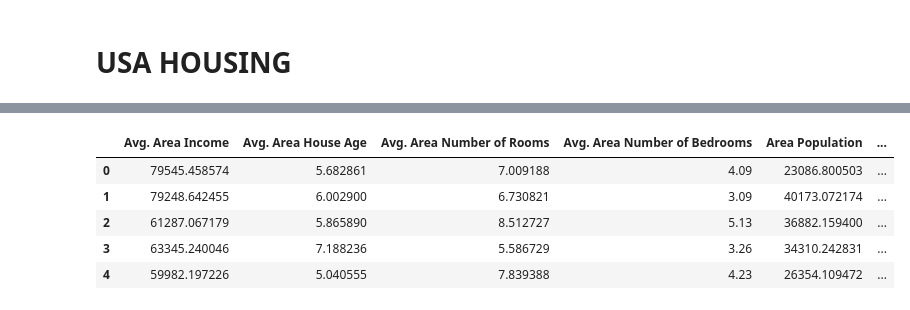
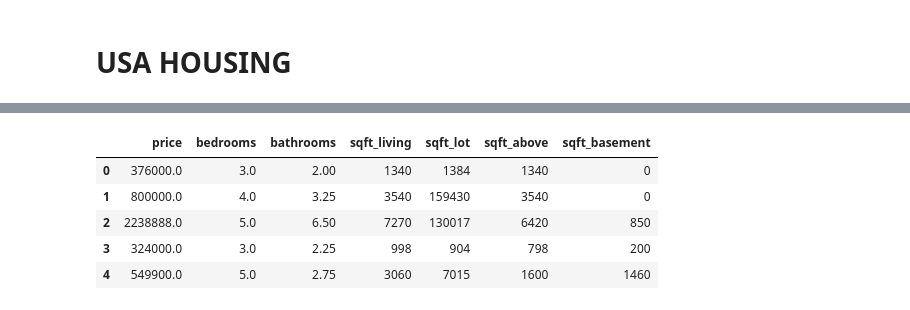
Before and after one commit to skaarfundgandr/Machine_Learning, a Jupyter notebook: Projects/USA_HOUSING/USA_HOUSING.ipynb, the cells around one changed output, grey strips where cells are left out. Drawn from its saved outputs; the diff is of its cells as text; code cells hidden in the pictures.

Commit message:
Complete USA_HOUSING sample model

```diff
--- a/Projects/USA_HOUSING/USA_HOUSING.ipynb
+++ b/Projects/USA_HOUSING/USA_HOUSING.ipynb
@@ -41,5 +10,5 @@ sns.axes_style('whitegrid')
 # %%
-df = pd.read_csv(path)
+df = pd.read_csv('USA-Housing-Dataset.csv')
 # %%
 df.head(5)
 # %% [output]
@@ -52,11 +79,11 @@ df.head(5)
 # %%
-newdf = df.drop(['Address'], axis=1)
+df.drop(columns=['date','waterfront','condition','view','yr_renovated','floors', 'yr_built','street','city','statezip','country'],inplace=True)
 
-newdf.head(5)
+df.head(5)
 # %% [output]
-|  | Avg. Area Income | Avg. Area House Age | Avg. Area Number of Rooms | Avg. Area Number of Bedrooms | Area Population | ... |
-| 0 | 79545.458574 | 5.682861 | 7.009188 | 4.09 | 23086.800503 | ... |
-| 1 | 79248.642455 | 6.002900 | 6.730821 | 3.09 | 40173.072174 | ... |
-| 2 | 61287.067179 | 5.865890 | 8.512727 | 5.13 | 36882.159400 | ... |
-| 3 | 63345.240046 | 7.188236 | 5.586729 | 3.26 | 34310.242831 | ... |
-| 4 | 59982.197226 | 5.040555 | 7.839388 | 4.23 | 26354.109472 | ... |
+|  | price | bedrooms | bathrooms | sqft_living | sqft_lot | sqft_above | sqft_basement |
+| 0 | 376000.0 | 3.0 | 2.00 | 1340 | 1384 | 1340 | 0 |
+| 1 | 800000.0 | 4.0 | 3.25 | 3540 | 159430 | 3540 | 0 |
+| 2 | 2238888.0 | 5.0 | 6.50 | 7270 | 130017 | 6420 | 850 |
+| 3 | 324000.0 | 3.0 | 2.25 | 998 | 904 | 798 | 200 |
+| 4 | 549900.0 | 5.0 | 2.75 | 3060 | 7015 | 1600 | 1460 |
```
Also changed, not shown: parts of 24 cells of this notebook, 1 other file.
